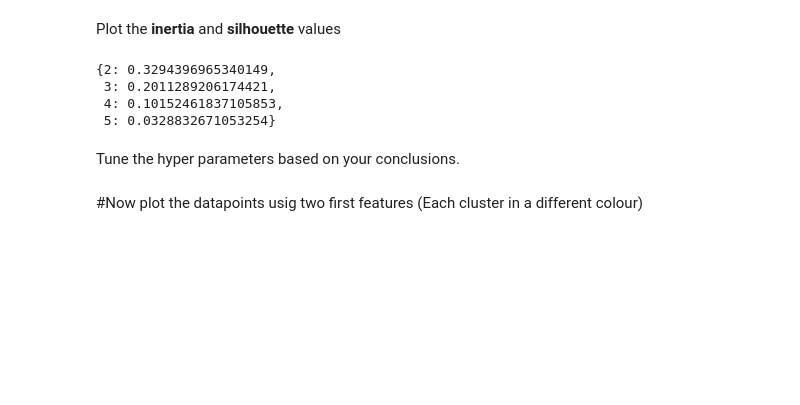
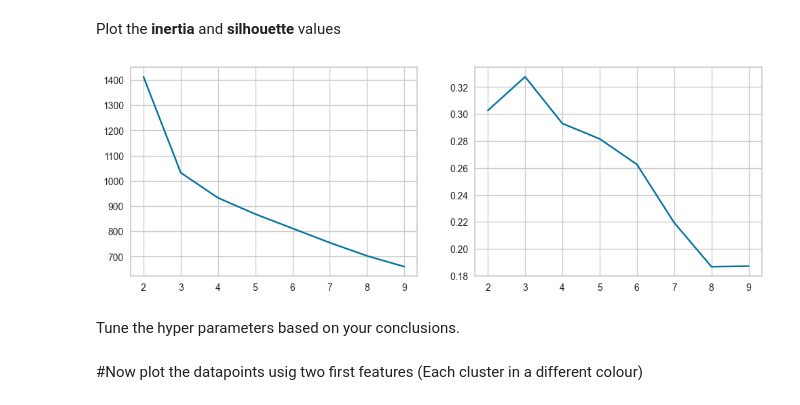
Before and after one commit to AliKouchekzade/MMIE_CHW3, a Jupyter notebook: CHW3.ipynb, the cells around one changed output. Saved outputs shown, nothing was run; the diff lists cells and outputs as text; code cells hidden in the pictures; blank space fills up the shorter version.

```diff
--- a/CHW3.ipynb
+++ b/CHW3.ipynb
@@ -427,7 +429,7 @@ Using the elbow method to find the optimal number of clusters
 # %%
 ##Your Code start here
 model = KMeans(n_init=10)
-visualizer = KElbowVisualizer(model,k=(2,8),locate_elbow=False)
+visualizer = KElbowVisualizer(model,k=(2,10),locate_elbow = False)
 visualizer.fit(pca_std_datapoint)
 visualizer.show()
 ##Your Code ends here
@@ -440,27 +447,29 @@ Explain them briefly.
 # %%
 #You should save your final datapoints in pca_std_datapoint variable
 inertia = []
-for i in tqdm(range(2,8)):
+for i in tqdm(range(2,10)):
     kmeans = KMeans(n_clusters=i, init='k-means++', n_init=15, max_iter= 500, random_state=17)
     kmeans.fit(pca_std_datapoint)
     inertia.append(kmeans.inertia_)
 # %%
 silhouette = {}
-for i in tqdm(range(2,6)):
+for i in tqdm(range(2,10)):
     kmeans = KMeans(n_clusters=i, init='k-means++', n_init=15, max_iter=500, random_state=17)
     kmeans.fit(pca_std_datapoint)
     silhouette[i] = sil(pca_std_datapoint, kmeans.labels_, metric='euclidean')
 # %% [markdown]
 Plot the **inertia** and **silhouette** values
-# %%
-##Your Code start here
-silhouette
-##Your Code ends here
-# %% [output]
-{2: 0.3294396965340149,
- 3: 0.2011289206174421,
- 4: 0.10152461837105853,
- 5: 0.0328832671053254}
+# %%
+##Your Code start here
+plt.figure(figsize=(12,4))
+plt.subplot(121)
+plt.plot(range(2,10),inertia)
+plt.subplot(122)
+plt.plot(range(2,10),silhouette.values())
+plt.show()
+##Your Code ends here
+# %% [output]
+[figure, added]
 # %% [markdown]
 Tune the hyper parameters based on your conclusions.
 # %%
```
Also changed, not shown: parts of 16 cells of this notebook.
